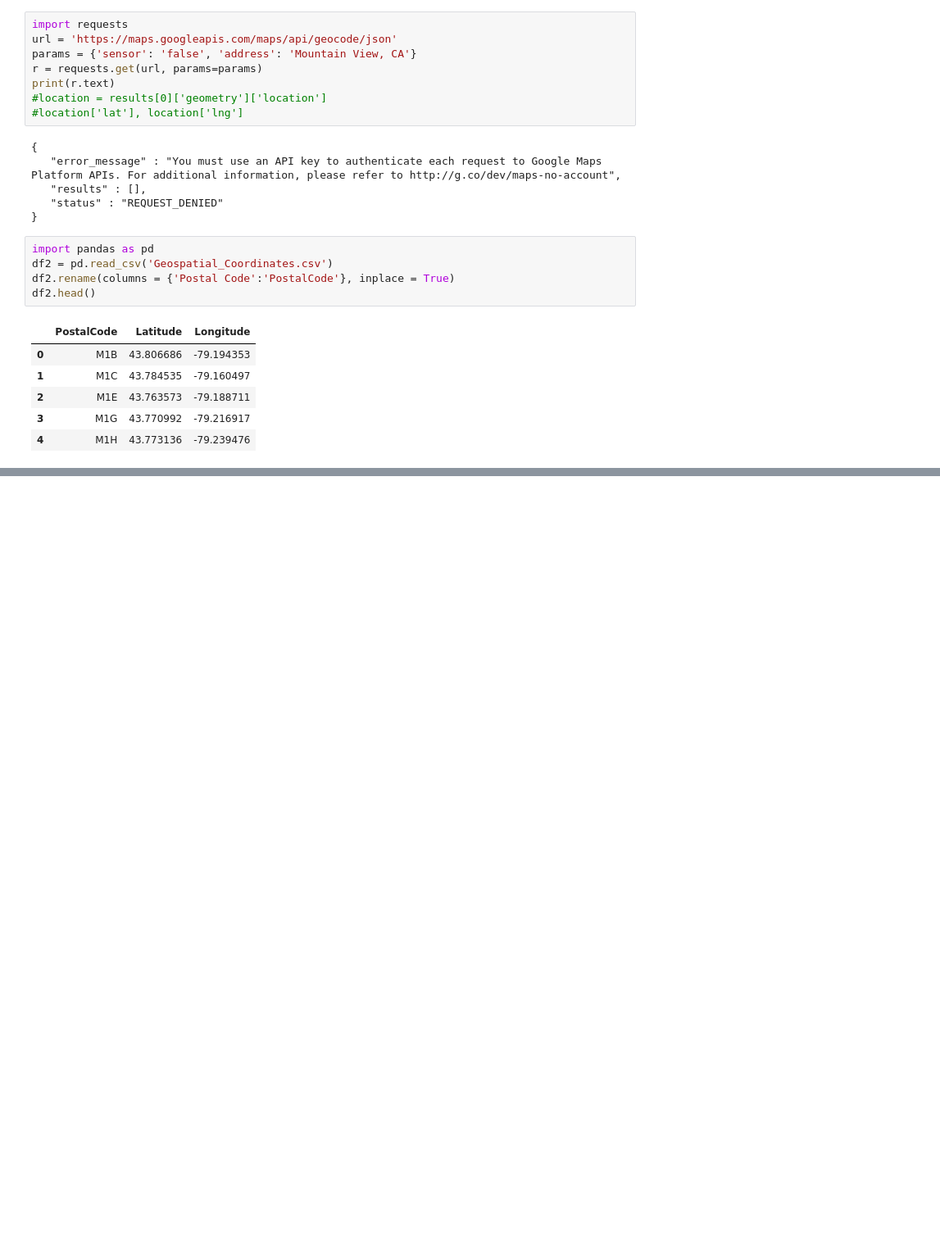
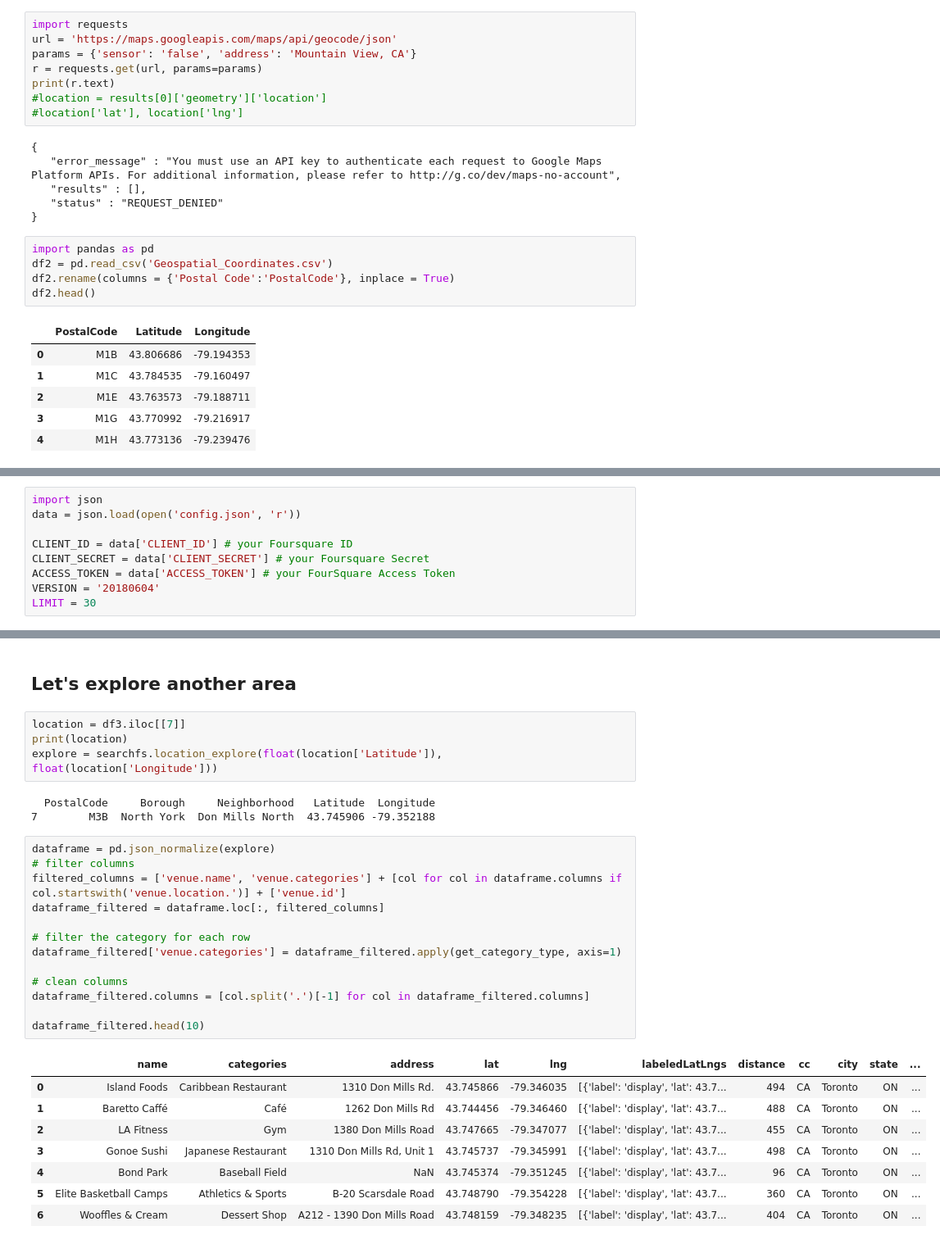
Before and after one commit to lucianopinheiro/Coursera_Capstone, a Jupyter notebook: Segmenting and Clustering Neighborhoods in Toronto.ipynb, the cells around one changed output, grey strips where cells are left out. Shown at 82% size. Drawn from its saved outputs; the diff is of its cells as text; blank space fills up the shorter version.

```diff
--- a/Segmenting and Clustering Neighborhoods in Toronto.ipynb
+++ b/Segmenting and Clustering Neighborhoods in Toronto.ipynb
@@ -124,2 +125,11 @@ print(df3[df3['PostalCode']=='M3A'])
   PostalCode     Borough Neighborhood   Latitude  Longitude
 0        M3A  North York    Parkwoods  43.753259 -79.329656
+# %%
+import json
+data = json.load(open('config.json', 'r'))
+
+CLIENT_ID = data['CLIENT_ID'] # your Foursquare ID
+CLIENT_SECRET = data['CLIENT_SECRET'] # your Foursquare Secret
+ACCESS_TOKEN = data['ACCESS_TOKEN'] # your FourSquare Access Token
+VERSION = '20180604'
+LIMIT = 30
@@ -125,0 +485,31 @@ print(df3[df3['PostalCode']=='M3A'])
+# %% [markdown]
+## Let's explore another area
+# %%
+location = df3.iloc[[7]]
+print(location)
+explore = searchfs.location_explore(float(location['Latitude']), float(location['Longitude']))
+# %% [output]
+  PostalCode     Borough     Neighborhood   Latitude  Longitude
+7        M3B  North York  Don Mills North  43.745906 -79.352188
+# %%
+dataframe = pd.json_normalize(explore)
+# filter columns
+filtered_columns = ['venue.name', 'venue.categories'] + [col for col in dataframe.columns if col.startswith('venue.location.')] + ['venue.id']
+dataframe_filtered = dataframe.loc[:, filtered_columns]
+
+# filter the category for each row
+dataframe_filtered['venue.categories'] = dataframe_filtered.apply(get_category_type, axis=1)
+
+# clean columns
+dataframe_filtered.columns = [col.split('.')[-1] for col in dataframe_filtered.columns]
+
+dataframe_filtered.head(10)
+# %% [output]
+|  | name | categories | address | lat | lng | labeledLatLngs | distance | cc | city | state | ... |
+| 0 | Island Foods | Caribbean Restaurant | 1310 Don Mills Rd. | 43.745866 | -79.346035 | [{'label': 'display', 'lat': 43.7... | 494 | CA | Toronto | ON | ... |
+| 1 | Baretto Caffé | Café | 1262 Don Mills Rd | 43.744456 | -79.346460 | [{'label': 'display', 'lat': 43.7... | 488 | CA | Toronto | ON | ... |
+| 2 | LA Fitness | Gym | 1380 Don Mills Road | 43.747665 | -79.347077 | [{'label': 'display', 'lat': 43.7... | 455 | CA | Toronto | ON | ... |
+| 3 | Gonoe Sushi | Japanese Restaurant | 1310 Don Mills Rd, Unit 1 | 43.745737 | -79.345991 | [{'label': 'display', 'lat': 43.7... | 498 | CA | Toronto | ON | ... |
+| 4 | Bond Park | Baseball Field | NaN | 43.745374 | -79.351245 | [{'label': 'display', 'lat': 43.7... | 96 | CA | Toronto | ON | ... |
+| 5 | Elite Basketball Camps | Athletics & Sports | B-20 Scarsdale Road | 43.748790 | -79.354228 | [{'label': 'display', 'lat': 43.7... | 360 | CA | Toronto | ON | ... |
+| 6 | Wooffles & Cream | Dessert Shop | A212 - 1390 Don Mills Road | 43.748159 | -79.348235 | [{'label': 'display', 'lat': 43.7... | 404 | CA | Toronto | ON | ... |
```
Also changed, not shown: parts of 33 cells of this notebook.
